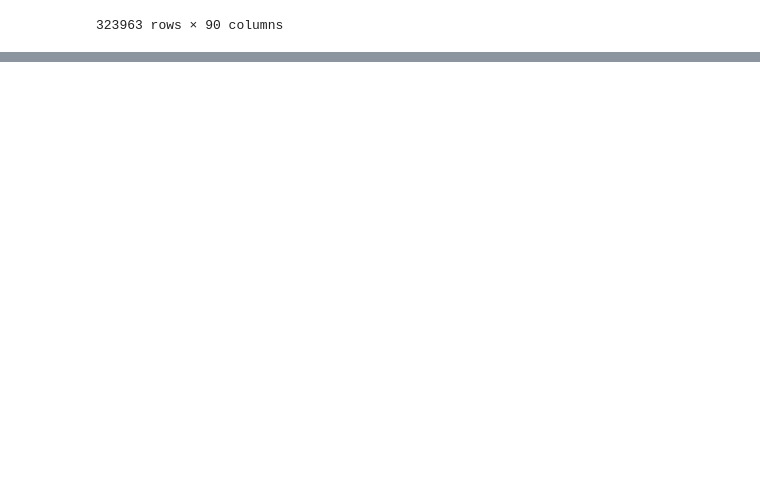
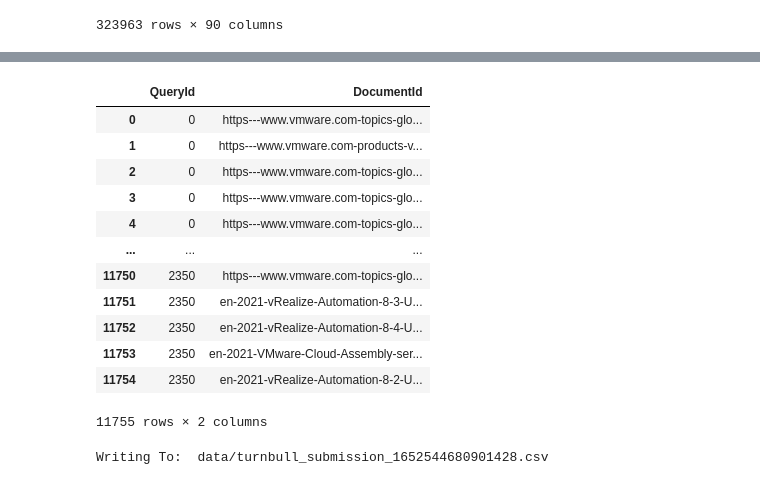
Before and after one commit to softwaredoug/hello-ltr, a Jupyter notebook: notebooks/elasticsearch/vmware/vmware.ipynb, the cells around one changed output, grey strips where cells are left out. Drawn from its saved outputs; the diff is of its cells as text; code cells hidden in the pictures; blank space fills up the shorter version.

```diff
--- a/notebooks/elasticsearch/vmware/vmware.ipynb
+++ b/notebooks/elasticsearch/vmware/vmware.ipynb
@@ -16,6 +16,7 @@ if not os.path.isfile('data/vmware_ir_content.csv'):
 # %%
 import pandas as pd
 corpus = pd.read_csv('data/vmware_ir_content.csv')
+queries = pd.read_csv('data/test.csv')
 corpus = corpus.fillna('')
 
 import json
@@ -65,0 +87,35 @@ Created index vmware [Status: 200]
+# %%
+def search(client, query):
+    es = client.es
+    body = {
+        'size': 5,
+        'query': {
+            'multi_match': {
+                'fields': ['title', 'description', 'raw_text'],
+                'type': 'cross_fields',
+                'query': query
+            }
+        }
+    }
+    return es.search(index='vmware', body=body)['hits']['hits']
+
+
+def search_all(client, queries):
+    all_results = []
+    for query in queries.to_dict(orient='records'):
+        print(f"Searching for {query['QueryId']},{query['Query']}")
+        results = search(client, query['Query'])
+        for rank, result in enumerate(results):
+            source = result['_source']
+            if rank == 0 and 'titleTag' in source:
+                print(source['titleTag'])
+            source['rank'] = rank
+            source['DocumentId'] = source['id']
+            source['QueryId'] = query['QueryId']
+            all_results.append(source)
+        print()
+        print()
+    all_results = pd.DataFrame(all_results)
+    return queries.merge(all_results, how='left', on='QueryId').sort_values(['QueryId', 'rank'])
+
+submission = search_all(client, queries)
@@ -65,0 +147,20 @@ Created index vmware [Status: 200]
+# %%
+submission[['QueryId', 'DocumentId']]
+# %% [output]
+|  | QueryId | DocumentId |
+| 0 | 0 | https---www.vmware.com-topics-glo... |
+| 1 | 0 | https---www.vmware.com-products-v... |
+| 2 | 0 | https---www.vmware.com-topics-glo... |
+| 3 | 0 | https---www.vmware.com-topics-glo... |
+| 4 | 0 | https---www.vmware.com-topics-glo... |
+| ... | ... | ... |
+| 11750 | 2350 | https---www.vmware.com-topics-glo... |
+| 11751 | 2350 | en-2021-vRealize-Automation-8-3-U... |
+| 11752 | 2350 | en-2021-vRealize-Automation-8-4-U... |
+| 11753 | 2350 | en-2021-VMware-Cloud-Assembly-ser... |
+| 11754 | 2350 | en-2021-vRealize-Automation-8-2-U... |
+11755 rows × 2 columns
+# %%
+write_submission()
+# %% [output]
+Writing To:  data/turnbull_submission_1652544680901428.csv
```
Also changed, not shown: parts of 5 cells of this notebook, 1 other file.
